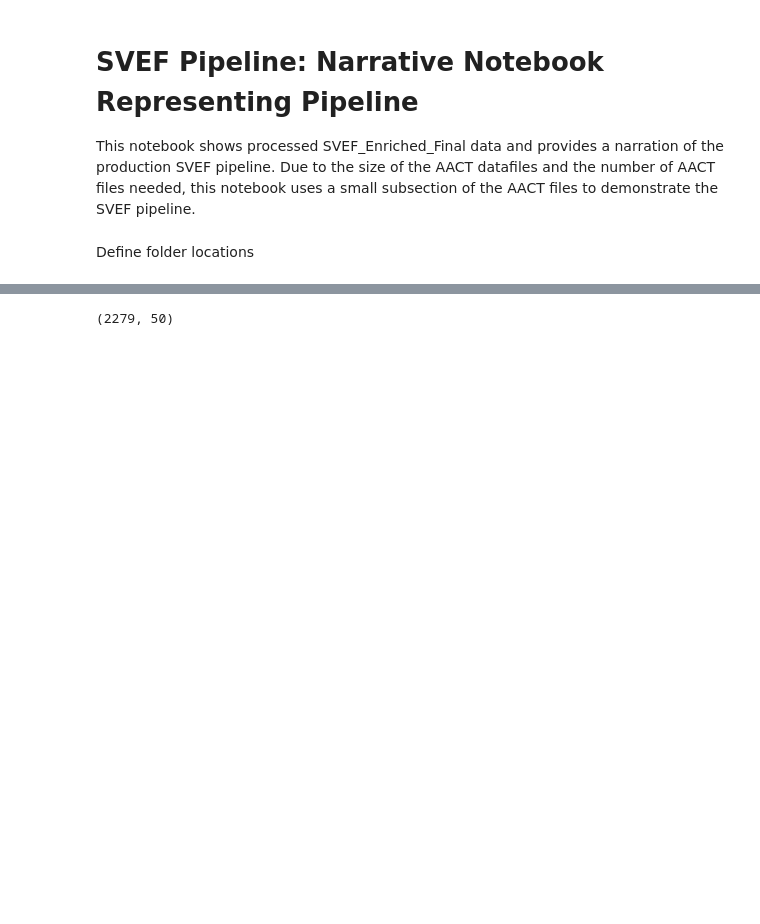
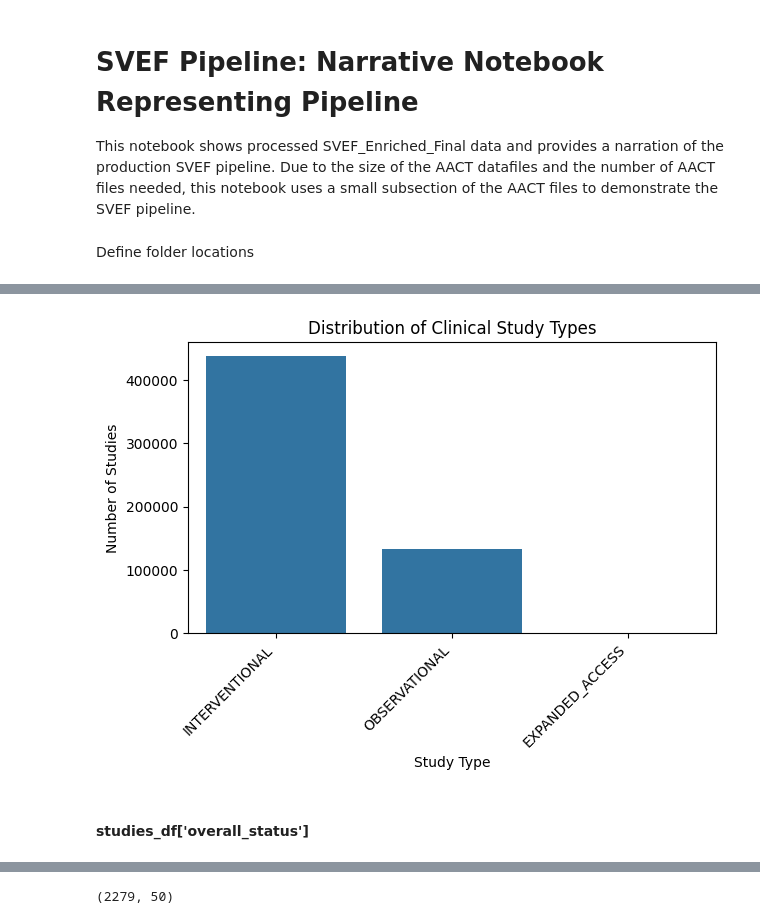
Before and after one commit to JasonCiemielewski/SVEF-Drug-Rescue, a Jupyter notebook: notebooks/SVEF_Transparent_Bridge.ipynb, the cells around one changed output, grey strips where cells are left out. Drawn from its saved outputs; the diff is of its cells as text; code cells hidden in the pictures; blank space fills up the shorter version.

```diff
--- a/notebooks/SVEF_Transparent_Bridge.ipynb
+++ b/notebooks/SVEF_Transparent_Bridge.ipynb
@@ -63,0 +193,23 @@ Name: why_stopped_clean, dtype: object
+# %%
+import seaborn as sns
+import matplotlib.pyplot as plt
+
+# Shorthand version using countplot
+sns.countplot(
+    x="study_type",
+    data=studies_df,
+    order=studies_df['study_type'].value_counts().index # Keeps them sorted
+)
+plt.xticks(rotation=45)
+
+plt.title('Distribution of Clinical Study Types')
+plt.xlabel('Study Type')
+plt.ylabel('Number of Studies')
+plt.xticks(rotation=45, ha='right') # Rotate labels so they don't overlap
+plt.tight_layout() # Ensures labels are not truncated
+
+plt.savefig('study_type_countplot.png')
+# %% [output]
+[figure, added]
+# %% [markdown]
+#### studies_df['overall_status']
```
Also changed, not shown: parts of 155 cells of this notebook, 2 other files.
